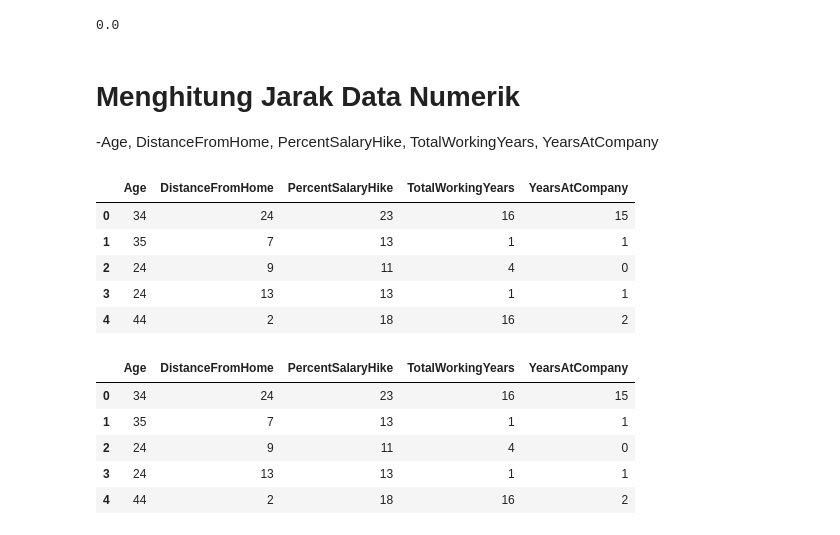
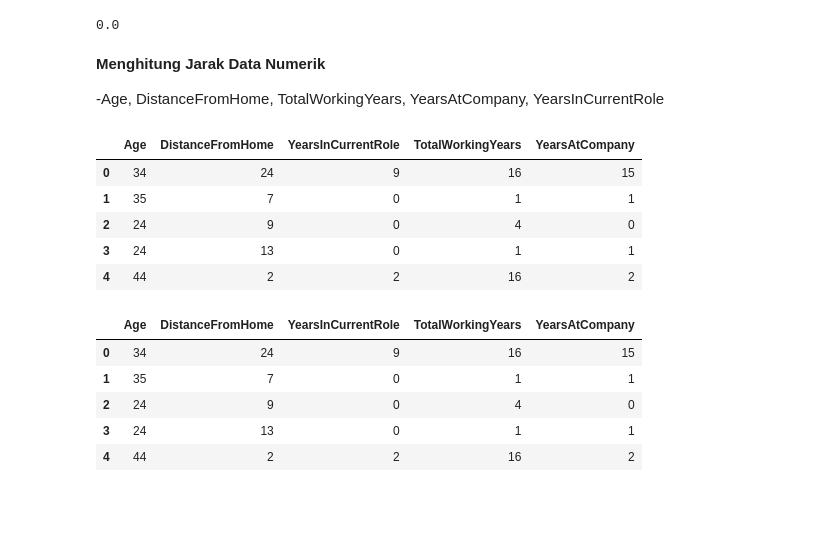
Before and after one commit to Nauvaldi/Datamining, a Jupyter notebook: Tugas_1.ipynb, the cells around one changed output. Drawn from its saved outputs; the diff is of its cells as text; code cells hidden in the pictures; blank space fills up the shorter version.

```diff
--- a/Tugas_1.ipynb
+++ b/Tugas_1.ipynb
@@ -69,29 +69,29 @@ Jika Yes/Y = 1
 Jika No/N = 0
 # %%
 # Over18 code
-code_over18_for_yes = "Y"
-code_over18_for_no = "N"
+over18_for_yes = "Y"
+over18_for_no = "N"
 
 # binary value
 value_of_one = 1
 value_of_zero = 0
 
 def change_code_over18_to_biner(Over18):
-    return value_of_one if Over18 == code_over18_for_yes else value_of_zero
+    return value_of_one if Over18 == over18_for_yes else value_of_zero
 # %%
 # Update all values of 'Over18' series
 df["Over18"] = df["Over18"].apply(change_code_over18_to_biner)
 # %%
 # Overtime code
-code_overtime_for_yes = "Yes"
-code_overtime_for_no = "N0"
+overtime_for_yes = "Yes"
+overtime_for_no = "N0"
 
 # binary value
 value_of_one = 1
 value_of_zero = 0
 
 def change_code_overtime_to_biner(OverTime):
-    return value_of_one if OverTime == code_overtime_for_yes else value_of_zero
+    return value_of_one if OverTime == overtime_for_yes else value_of_zero
 # %%
 # Update all values of 'OverTime' series
 df["OverTime"] = df["OverTime"].apply(change_code_overtime_to_biner)
@@ -216,31 +219,31 @@ d_1_5
 # %% [output]
 0.0
 # %% [markdown]
-# Menghitung Jarak Data Numerik
+**Menghitung Jarak Data Numerik**
 
--Age, DistanceFromHome, PercentSalaryHike, TotalWorkingYears, YearsAtCompany
+-Age, DistanceFromHome, TotalWorkingYears, YearsAtCompany, YearsInCurrentRole
 # %%
 from scipy.spatial import distance_matrix
 # %%
-df[["Age","DistanceFromHome","PercentSalaryHike","TotalWorkingYears","YearsAtCompany"]].head(5)
+df[["Age","DistanceFromHome","YearsInCurrentRole","TotalWorkingYears","YearsAtCompany"]].head(5)
 # %% [output]
-|  | Age | DistanceFromHome | PercentSalaryHike | TotalWorkingYears | YearsAtCompany |
-| 0 | 34 | 24 | 23 | 16 | 15 |
-| 1 | 35 | 7 | 13 | 1 | 1 |
-| 2 | 24 | 9 | 11 | 4 | 0 |
-| 3 | 24 | 13 | 13 | 1 | 1 |
-| 4 | 44 | 2 | 18 | 16 | 2 |
+|  | Age | DistanceFromHome | YearsInCurrentRole | TotalWorkingYears | YearsAtCompany |
+| 0 | 34 | 24 | 9 | 16 | 15 |
+| 1 | 35 | 7 | 0 | 1 | 1 |
+| 2 | 24 | 9 | 0 | 4 | 0 |
+| 3 | 24 | 13 | 0 | 1 | 1 |
+| 4 | 44 | 2 | 2 | 16 | 2 |
 # %%
 data = pd.read_csv(dataset_url)
-df = pd.DataFrame(data,columns=  ["Age","DistanceFromHome","PercentSalaryHike","TotalWorkingYears","YearsAtCompany"])
+df = pd.DataFrame(data,columns=  ["Age","DistanceFromHome","YearsInCurrentRole","TotalWorkingYears","YearsAtCompany"])
 df.head(5)
 # %% [output]
-|  | Age | DistanceFromHome | PercentSalaryHike | TotalWorkingYears | YearsAtCompany |
-| 0 | 34 | 24 | 23 | 16 | 15 |
-| 1 | 35 | 7 | 13 | 1 | 1 |
-| 2 | 24 | 9 | 11 | 4 | 0 |
-| 3 | 24 | 13 | 13 | 1 | 1 |
-| 4 | 44 | 2 | 18 | 16 | 2 |
+|  | Age | DistanceFromHome | YearsInCurrentRole | TotalWorkingYears | YearsAtCompany |
+| 0 | 34 | 24 | 9 | 16 | 15 |
+| 1 | 35 | 7 | 0 | 1 | 1 |
+| 2 | 24 | 9 | 0 | 4 | 0 |
+| 3 | 24 | 13 | 0 | 1 | 1 |
+| 4 | 44 | 2 | 2 | 16 | 2 |
 # %%
 Distance_matrix = pd.DataFrame(distance_matrix(df.values,df.values),index = df.index,columns=[df.index])
 Distance_matrix.head(5)
```
Also changed, not shown: parts of 5 cells of this notebook.
